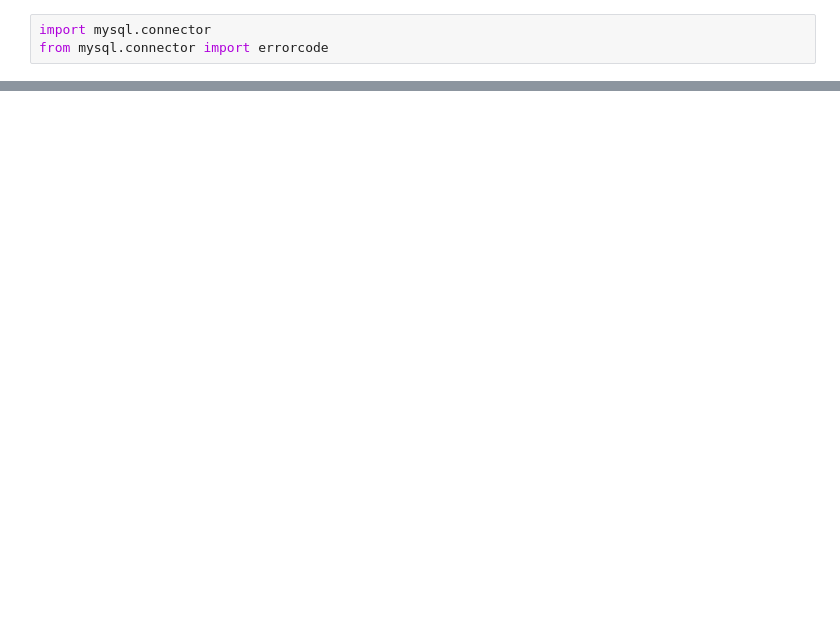
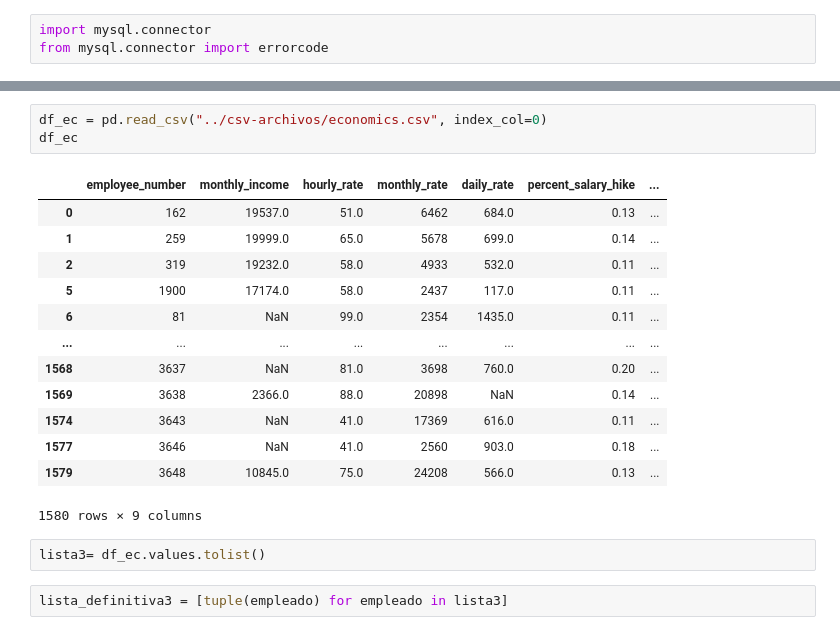
Before and after one commit to icorreald/proyecto-da-promo-G-modulo-3-team-3, a Jupyter notebook: sql/datos.ipynb, the cells around one changed output, grey strips where cells are left out. Cells and saved outputs as stored; diff of their text form; blank space fills up the shorter version.

```diff
--- a/sql/datos.ipynb
+++ b/sql/datos.ipynb
@@ -45,0 +85,21 @@ except mysql.connector.Error as err:
+# %%
+df_ec = pd.read_csv("../csv-archivos/economics.csv", index_col=0)
+df_ec
+# %% [output]
+|  | employee_number | monthly_income | hourly_rate | monthly_rate | daily_rate | percent_salary_hike | ... |
+| 0 | 162 | 19537.0 | 51.0 | 6462 | 684.0 | 0.13 | ... |
+| 1 | 259 | 19999.0 | 65.0 | 5678 | 699.0 | 0.14 | ... |
+| 2 | 319 | 19232.0 | 58.0 | 4933 | 532.0 | 0.11 | ... |
+| 5 | 1900 | 17174.0 | 58.0 | 2437 | 117.0 | 0.11 | ... |
+| 6 | 81 | NaN | 99.0 | 2354 | 1435.0 | 0.11 | ... |
+| ... | ... | ... | ... | ... | ... | ... | ... |
+| 1568 | 3637 | NaN | 81.0 | 3698 | 760.0 | 0.20 | ... |
+| 1569 | 3638 | 2366.0 | 88.0 | 20898 | NaN | 0.14 | ... |
+| 1574 | 3643 | NaN | 41.0 | 17369 | 616.0 | 0.11 | ... |
+| 1577 | 3646 | NaN | 41.0 | 2560 | 903.0 | 0.18 | ... |
+| 1579 | 3648 | 10845.0 | 75.0 | 24208 | 566.0 | 0.13 | ... |
+1580 rows × 9 columns
+# %%
+lista3= df_ec.values.tolist()
+# %%
+lista_definitiva3 = [tuple(empleado) for empleado in lista3]
```
Also changed, not shown: parts of 18 cells of this notebook, 1 other file.
